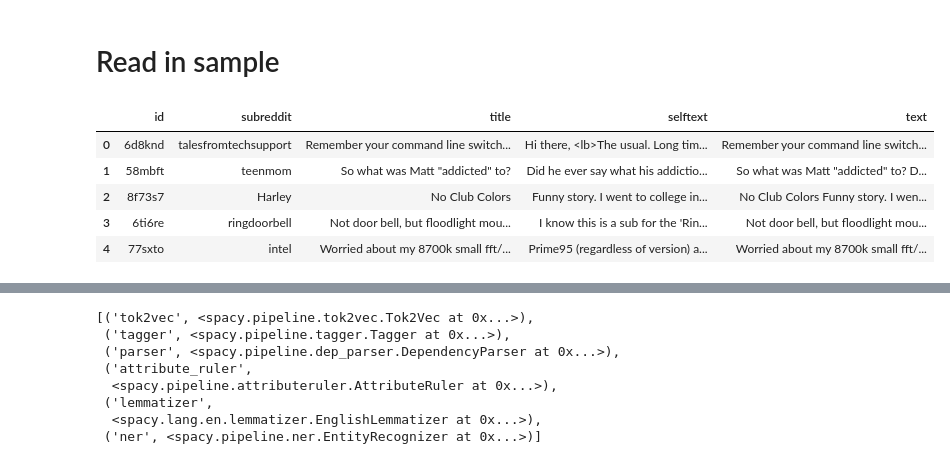
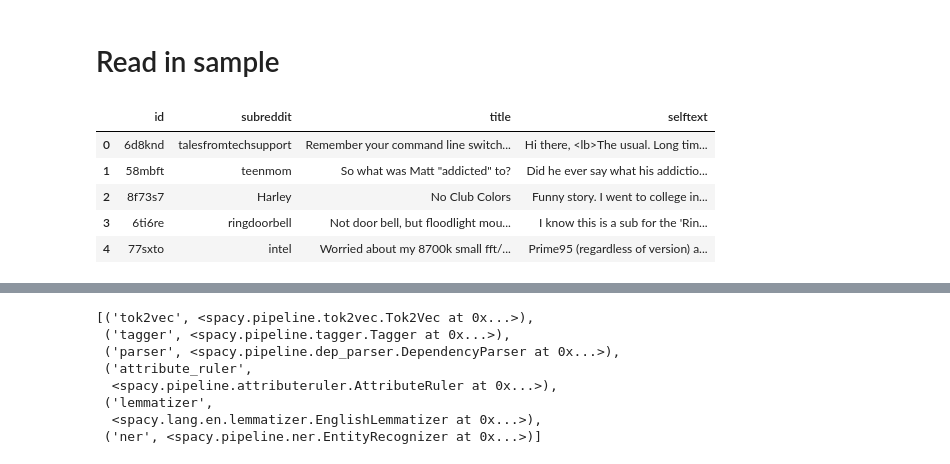
Before and after one commit to derek-damron/python_playground, a Jupyter notebook: modelling/nlp/creating_a_spacy_pipeline.ipynb, the cells around one changed output, grey strips where cells are left out. Saved outputs shown, nothing was run; the diff lists cells and outputs as text; code cells hidden in the pictures.

```diff
--- a/modelling/nlp/creating_a_spacy_pipeline.ipynb
+++ b/modelling/nlp/creating_a_spacy_pipeline.ipynb
@@ -17,15 +20,14 @@ python -m spacy download en_core_web_sm
 # %% [markdown]
 # Read in sample
 # %%
-posts = pd.read_csv('data/rspct.tsv', sep='\t', nrows=1000)
-
-posts['text'] = posts['title'] + ' ' + posts['selftext']
+# Post info
+posts = pd.read_csv('data/rspct.tsv', sep='\t')
 
 posts.head()
 # %% [output]
-|  | id | subreddit | title | selftext | text |
-| 0 | 6d8knd | talesfromtechsupport | Remember your command line switch... | Hi there, <lb>The usual. Long tim... | Remember your command line switch... |
-| 1 | 58mbft | teenmom | So what was Matt "addicted" to? | Did he ever say what his addictio... | So what was Matt "addicted" to? D... |
-| 2 | 8f73s7 | Harley | No Club Colors | Funny story. I went to college in... | No Club Colors Funny story. I wen... |
-| 3 | 6ti6re | ringdoorbell | Not door bell, but floodlight mou... | I know this is a sub for the 'Rin... | Not door bell, but floodlight mou... |
-| 4 | 77sxto | intel | Worried about my 8700k small fft/... | Prime95 (regardless of version) a... | Worried about my 8700k small fft/... |
+|  | id | subreddit | title | selftext |
+| 0 | 6d8knd | talesfromtechsupport | Remember your command line switch... | Hi there, <lb>The usual. Long tim... |
+| 1 | 58mbft | teenmom | So what was Matt "addicted" to? | Did he ever say what his addictio... |
+| 2 | 8f73s7 | Harley | No Club Colors | Funny story. I went to college in... |
+| 3 | 6ti6re | ringdoorbell | Not door bell, but floodlight mou... | I know this is a sub for the 'Rin... |
+| 4 | 77sxto | intel | Worried about my 8700k small fft/... | Prime95 (regardless of version) a... |
```
Also changed, not shown: parts of 34 cells of this notebook.
